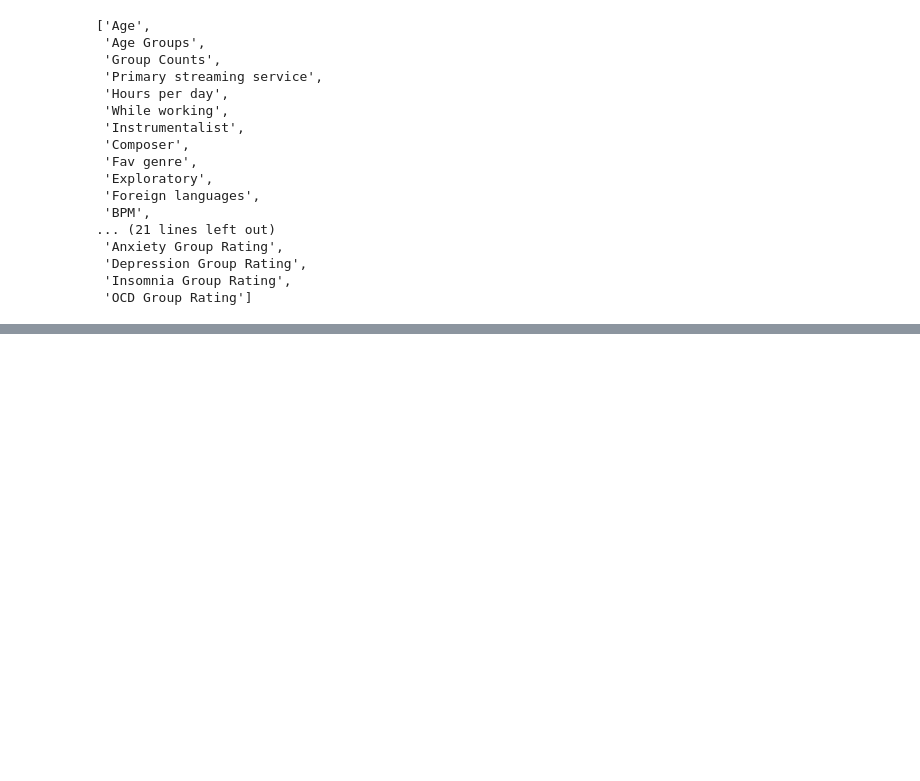
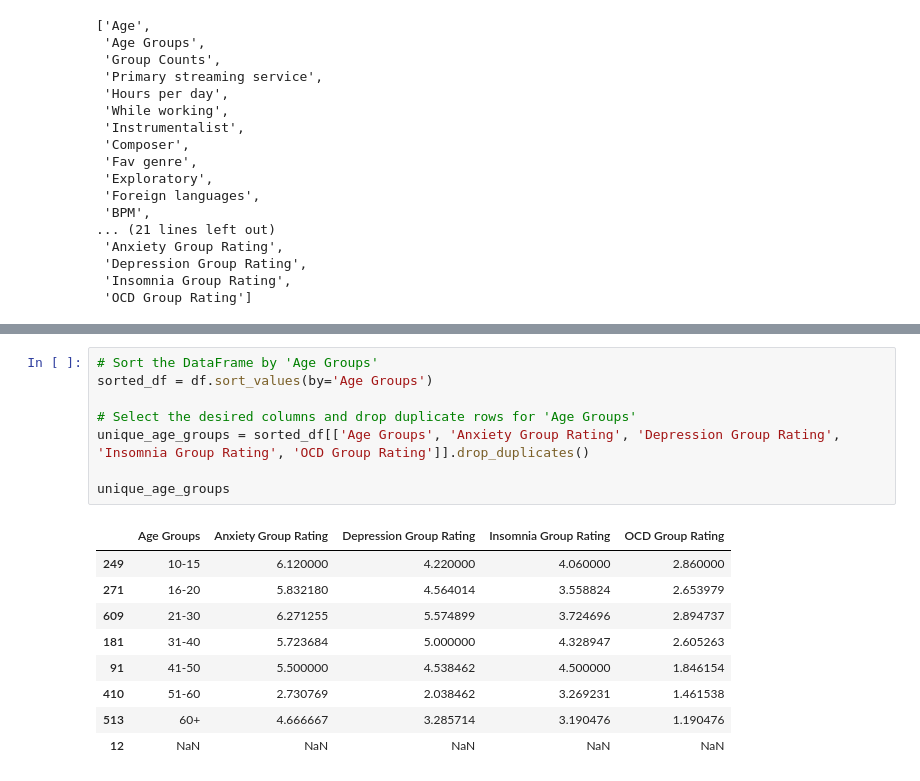
Before and after one commit to AlexToon55/h501-finalproject, a Jupyter notebook: data/BrianTestNotebook.ipynb, the cells around one changed output, grey strips where cells are left out. Cells and saved outputs as stored; diff of their text form; blank space fills up the shorter version.

Commit message:
found age groups and their disorder ratings

```diff
--- a/data/BrianTestNotebook.ipynb
+++ b/data/BrianTestNotebook.ipynb
@@ -260,0 +243,18 @@ df.sort_values(by = 'Age Groups')[['Age Groups', 'Anxiety Group Rating', 'Depres
+# %%
+# Sort the DataFrame by 'Age Groups'
+sorted_df = df.sort_values(by='Age Groups')
+
+# Select the desired columns and drop duplicate rows for 'Age Groups'
+unique_age_groups = sorted_df[['Age Groups', 'Anxiety Group Rating', 'Depression Group Rating', 'Insomnia Group Rating', 'OCD Group Rating']].drop_duplicates()
+
+unique_age_groups
+# %% [output]
+|  | Age Groups | Anxiety Group Rating | Depression Group Rating | Insomnia Group Rating | OCD Group Rating |
+| 249 | 10-15 | 6.120000 | 4.220000 | 4.060000 | 2.860000 |
+| 271 | 16-20 | 5.832180 | 4.564014 | 3.558824 | 2.653979 |
+| 609 | 21-30 | 6.271255 | 5.574899 | 3.724696 | 2.894737 |
+| 181 | 31-40 | 5.723684 | 5.000000 | 4.328947 | 2.605263 |
+| 91 | 41-50 | 5.500000 | 4.538462 | 4.500000 | 1.846154 |
+| 410 | 51-60 | 2.730769 | 2.038462 | 3.269231 | 1.461538 |
+| 513 | 60+ | 4.666667 | 3.285714 | 3.190476 | 1.190476 |
+| 12 | NaN | NaN | NaN | NaN | NaN |
```
Also changed, not shown: parts of 1 cell of this notebook.
